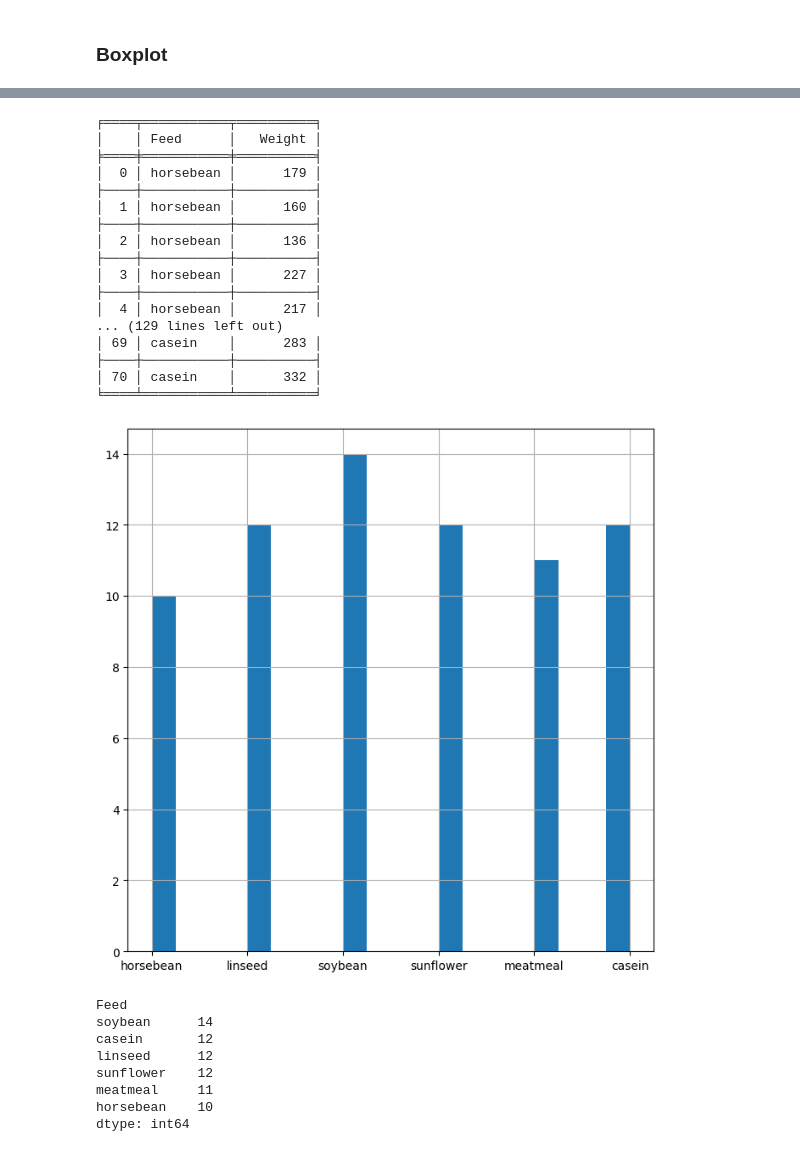
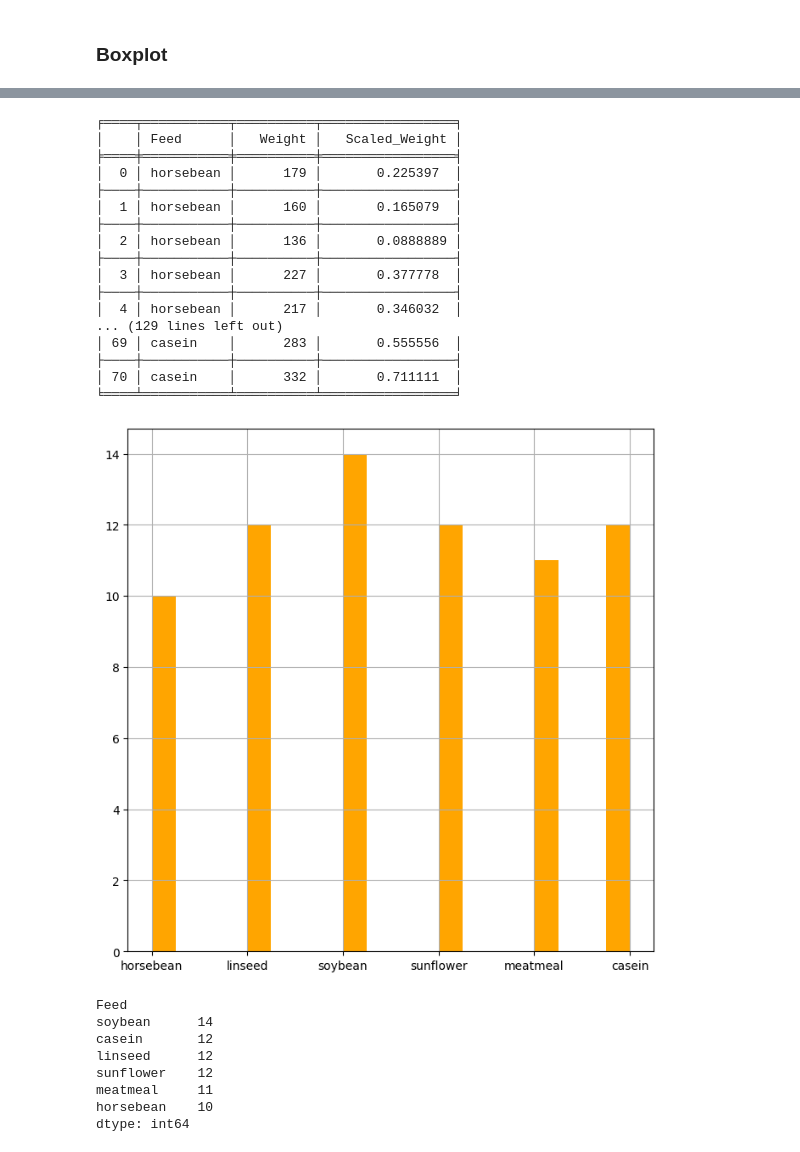
Before and after one commit to bforoura/IDS, a Jupyter notebook: Chapter3.ipynb, the cells around one changed output, grey strips where cells are left out. Saved outputs shown, nothing was run; the diff lists cells and outputs as text; code cells hidden in the pictures.

```diff
--- a/Chapter3.ipynb
+++ b/Chapter3.ipynb
@@ -220,7 +221,7 @@ chickDF.boxplot(color='purple')
 # %%
 # Let's name our dataframe columns
 
-chickDF.columns = ['Feed', 'Weight']
+chickDF.columns = ['Feed', 'Weight', 'Scaled_Weight']
 
 """
 minw = chickDF['Weight'].min()
@@ -232,34 +233,33 @@ chickDF.drop(columns=['Scaled_W'])
 
 print(tabulate(chickDF, headers='keys', tablefmt='fancy_grid'))
 # %% [output]
-╒════╤═══════════╤══════════╕
-│    │ Feed      │   Weight │
-╞════╪═══════════╪══════════╡
-│  0 │ horsebean │      179 │
-├────┼───────────┼──────────┤
-│  1 │ horsebean │      160 │
-├────┼───────────┼──────────┤
-│  2 │ horsebean │      136 │
-├────┼───────────┼──────────┤
-│  3 │ horsebean │      227 │
-├────┼───────────┼──────────┤
-│  4 │ horsebean │      217 │
+╒════╤═══════════╤══════════╤═════════════════╕
+│    │ Feed      │   Weight │   Scaled_Weight │
+╞════╪═══════════╪══════════╪═════════════════╡
+│  0 │ horsebean │      179 │       0.225397  │
+├────┼───────────┼──────────┼─────────────────┤
+│  1 │ horsebean │      160 │       0.165079  │
+├────┼───────────┼──────────┼─────────────────┤
+│  2 │ horsebean │      136 │       0.0888889 │
+├────┼───────────┼──────────┼─────────────────┤
+│  3 │ horsebean │      227 │       0.377778  │
+├────┼───────────┼──────────┼─────────────────┤
+│  4 │ horsebean │      217 │       0.346032  │
 ... (129 lines left out)
-│ 69 │ casein    │      283 │
-├────┼───────────┼──────────┤
-│ 70 │ casein    │      332 │
-╘════╧═══════════╧══════════╛
+│ 69 │ casein    │      283 │       0.555556  │
+├────┼───────────┼──────────┼─────────────────┤
+│ 70 │ casein    │      332 │       0.711111  │
+╘════╧═══════════╧══════════╧═════════════════╛
 # %%
 # Attributes that are tail-heavy make it hard for some ML algorithms to perform well.
 # We can transform these attributes (e.g. log normal) to have more bell-shaped distributions.
 
 
 import matplotlib.pyplot as plt
-
-chickDF['Feed'].hist(bins=20, figsize=(8,8))
+chickDF['Feed'].hist(bins=20, figsize=(8,8), color='orange')
 plt.show()
 # %% [output]
-[figure, old version]
+[figure, new version]
 # %%
 # Sort the Feed groups based on count or size
 
```
Also changed, not shown: parts of 6 cells of this notebook.
